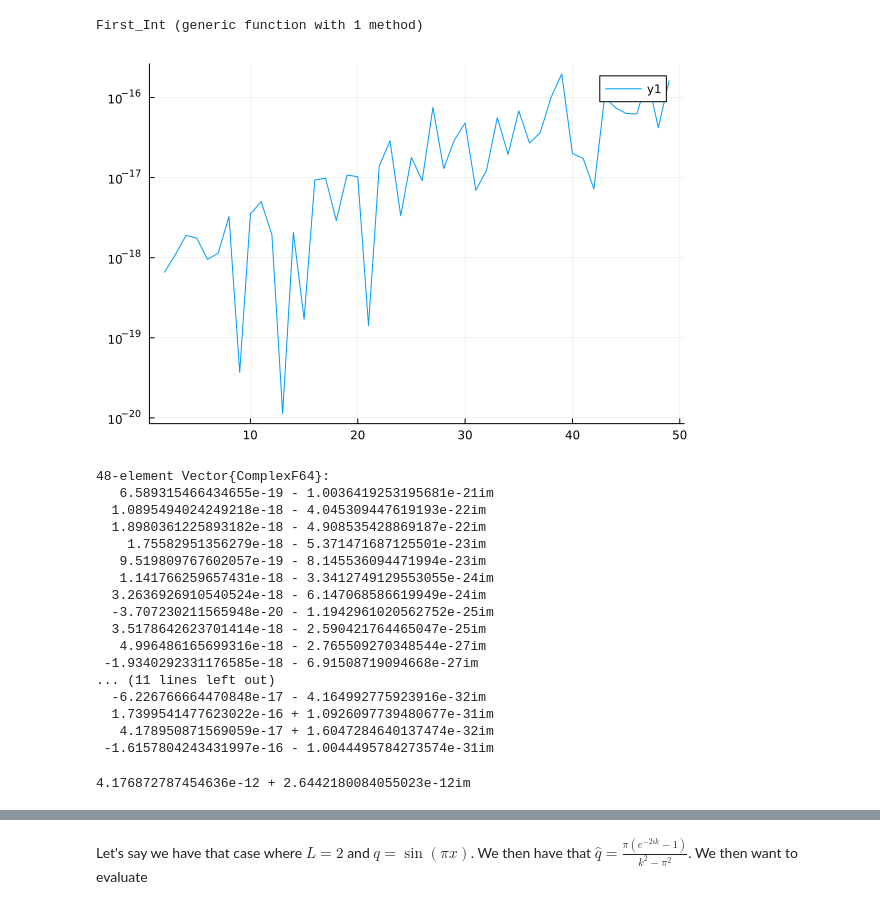
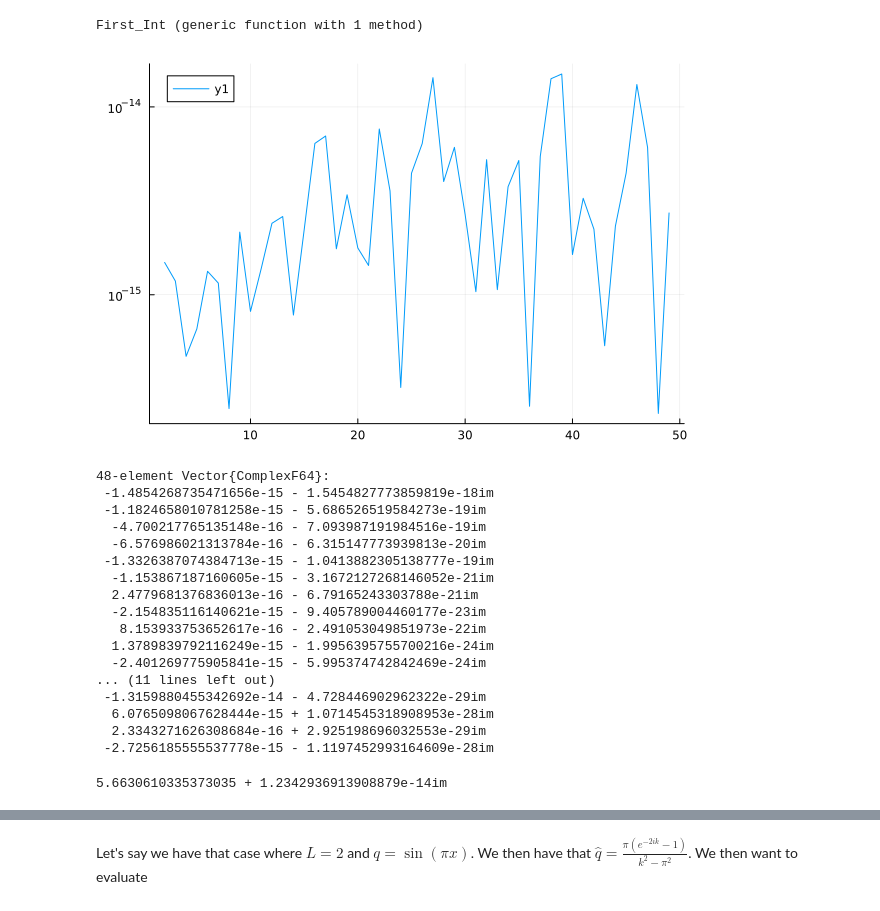
Before and after one commit to WietseVaes/NUTM-timestep, a Jupyter notebook: Memos/First Integral.ipynb, the cells around one changed output, grey strips where cells are left out. Cells and saved outputs as stored; diff of their text form; code cells hidden in the pictures.

```diff
--- a/Memos/First Integral.ipynb
+++ b/Memos/First Integral.ipynb
@@ -47,47 +47,47 @@ First_Int (generic function with 1 method)
 # %%
 w =  [1];
 x = 1;
-t = .00001;
+t = 0.01;
 N_ult = 50;
 L = 2;
 ψ = x -> (x+1)*L/2;
 ϕ = x -> 2/L*x-1;
 f = x -> sin(pi*x);
 ff = UltraFun(0,x -> f(ψ(x)),N_ult);
 N = 2;
 rel_res = First_Int(w,x,t,ff,N,L)
 
 err = zeros(length(2:N_ult-1))*1im
 NN = 2:N_ult-1
 for N_ulti = NN
     ff = UltraFun(0,x -> f(ψ(x)),N_ulti);
     err[N_ulti-1] = First_Int(w,x,t,ff,N,L) - rel_res
 end
 plot(NN,abs.(err),yaxis =:log)|>display
 err|>display
 # %% [output]
-[figure, old version]
+[figure, new version]
 48-element Vector{ComplexF64}:
-   6.589315466434655e-19 - 1.0036419253195681e-21im
-  1.0895494024249218e-18 - 4.045309447619193e-22im
-  1.8980361225893182e-18 - 4.908535428869187e-22im
-    1.75582951356279e-18 - 5.371471687125501e-23im
-   9.519809767602057e-19 - 8.145536094471994e-23im
-   1.141766259657431e-18 - 3.3412749129553055e-24im
-  3.2636926910540524e-18 - 6.147068586619949e-24im
-  -3.707230211565948e-20 - 1.1942961020562752e-25im
-  3.5178642623701414e-18 - 2.590421764465047e-25im
-   4.996486165699316e-18 - 2.765509270348544e-27im
- -1.9340292331176585e-18 - 6.91508719094668e-27im
+ -1.4854268735471656e-15 - 1.5454827773859819e-18im
+ -1.1824658010781258e-15 - 5.686526519584273e-19im
+  -4.700217765135148e-16 - 7.093987191984516e-19im
+  -6.576986021313784e-16 - 6.315147773939813e-20im
+ -1.3326387074384713e-15 - 1.0413882305138777e-19im
+  -1.153867187160605e-15 - 3.1672127268146052e-21im
+  2.4779681376836013e-16 - 6.79165243303788e-21im
+  -2.154835116140621e-15 - 9.405789004460177e-23im
+   8.153933753652617e-16 - 2.491053049851973e-22im
+  1.3789839792116249e-15 - 1.9956395755700216e-24im
+  -2.401269775905841e-15 - 5.995374742842469e-24im
 ... (11 lines left out)
-  -6.226766664470848e-17 - 4.164992775923916e-32im
-  1.7399541477623022e-16 + 1.0926097739480677e-31im
-   4.178950871569059e-17 + 1.6047284640137474e-32im
- -1.6157804243431997e-16 - 1.0044495784273574e-31im
+ -1.3159880455342692e-14 - 4.728446902962322e-29im
+  6.0765098067628444e-15 + 1.0714545318908953e-28im
+  2.3343271626308684e-16 + 2.925198696032553e-29im
+ -2.7256185555537778e-15 - 1.1197452993164609e-28im
 # %%
 w =  [1];
-x = 1;
-t = 1;
+x = 0.5;
+t = 0.01;
 N_ult = 100;
 L = 2;
 ψ = x -> (x+1)*L/2;
@@ -103,7 +103,7 @@ g = k -> -(π*(1-exp.(-2im*k)))/(k^2 .- π^2)
 s = curv(x -> x,-100,100, x ->  1, 20000, 0, 0 )
 Clen_Curt(k -> int1(g,k,x,t),s) - rel_res
 # %% [output]
-4.176872787454636e-12 + 2.6442180084055023e-12im
+5.6630610335373035 + 1.2342936913908879e-14im
 # %%
 Clen_Curt(k -> int1(g,k,x,t),s)|>display
 rel_res|>display
```
Also changed, not shown: parts of 4 cells of this notebook.
